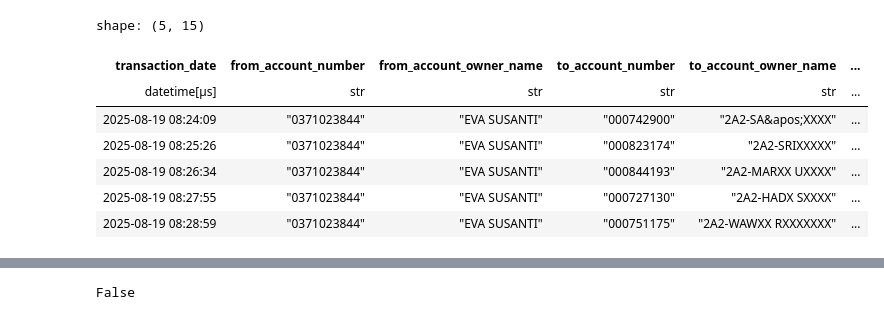
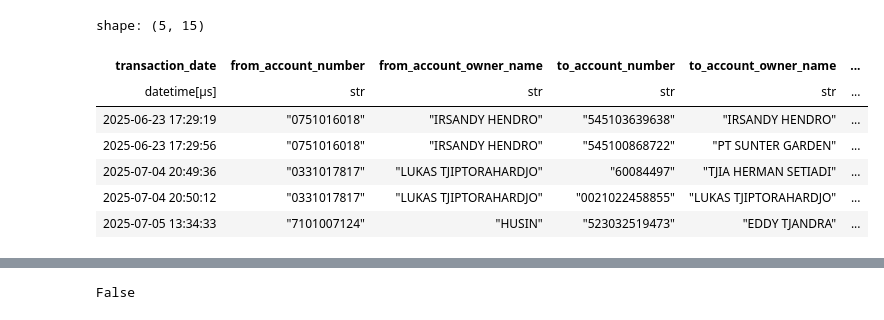
Before and after one commit to daniel-satria/fds_bvic, a Jupyter notebook: ibmb_script/pembayaran/non_qr/historical/test_hist.ipynb, the cells around one changed output, grey strips where cells are left out. Cells and saved outputs as stored; diff of their text form; code cells hidden in the pictures.

```diff
--- a/ibmb_script/pembayaran/non_qr/historical/test_hist.ipynb
+++ b/ibmb_script/pembayaran/non_qr/historical/test_hist.ipynb
@@ -17,14 +17,14 @@ shape: (5, 15)
 | 2025-06-21 07:03:37 | "0981014901" | "JO HANNA YOSEPHA" | "40004886" | "JO.HANNA YOSEPHA" | ... |
 # %%
 df.filter(
-    pl.col("flag_10min") == 1
+    pl.col("flag_5mio") == 1
 ).head().collect()
 # %% [output]
 shape: (5, 15)
 | transaction_date | from_account_number | from_account_owner_name | to_account_number | to_account_owner_name | ... |
 | datetime[μs] | str | str | str | str | ... |
-| 2025-08-19 08:24:09 | "0371023844" | "EVA SUSANTI" | "000742900" | "2A2-SA&apos;XXXX" | ... |
-| 2025-08-19 08:25:26 | "0371023844" | "EVA SUSANTI" | "000823174" | "2A2-SRIXXXXX" | ... |
-| 2025-08-19 08:26:34 | "0371023844" | "EVA SUSANTI" | "000844193" | "2A2-MARXX UXXXX" | ... |
-| 2025-08-19 08:27:55 | "0371023844" | "EVA SUSANTI" | "000727130" | "2A2-HADX SXXXX" | ... |
-| 2025-08-19 08:28:59 | "0371023844" | "EVA SUSANTI" | "000751175" | "2A2-WAWXX RXXXXXXX" | ... |
+| 2025-06-23 17:29:19 | "0751016018" | "IRSANDY HENDRO" | "545103639638" | "IRSANDY HENDRO" | ... |
+| 2025-06-23 17:29:56 | "0751016018" | "IRSANDY HENDRO" | "545100868722" | "PT SUNTER GARDEN" | ... |
+| 2025-07-04 20:49:36 | "0331017817" | "LUKAS TJIPTORAHARDJO" | "60084497" | "TJIA HERMAN SETIADI" | ... |
+| 2025-07-04 20:50:12 | "0331017817" | "LUKAS TJIPTORAHARDJO" | "0021022458855" | "LUKAS TJIPTORAHARDJO" | ... |
+| 2025-07-05 13:34:33 | "7101007124" | "HUSIN" | "523032519473" | "EDDY TJANDRA" | ... |
```
Also changed, not shown: parts of 5 cells of this notebook, 11 other files.
